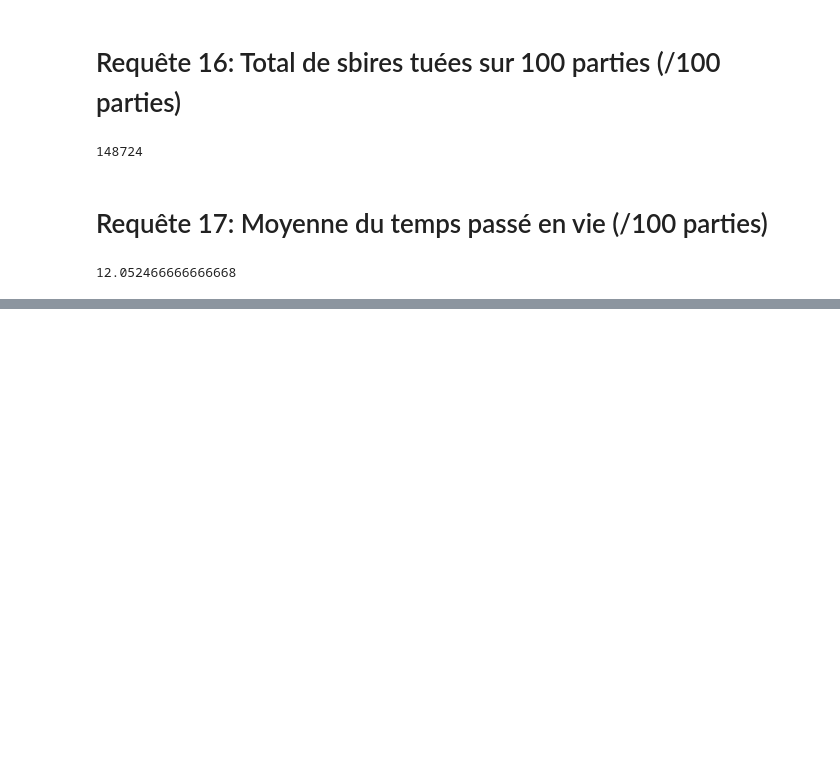
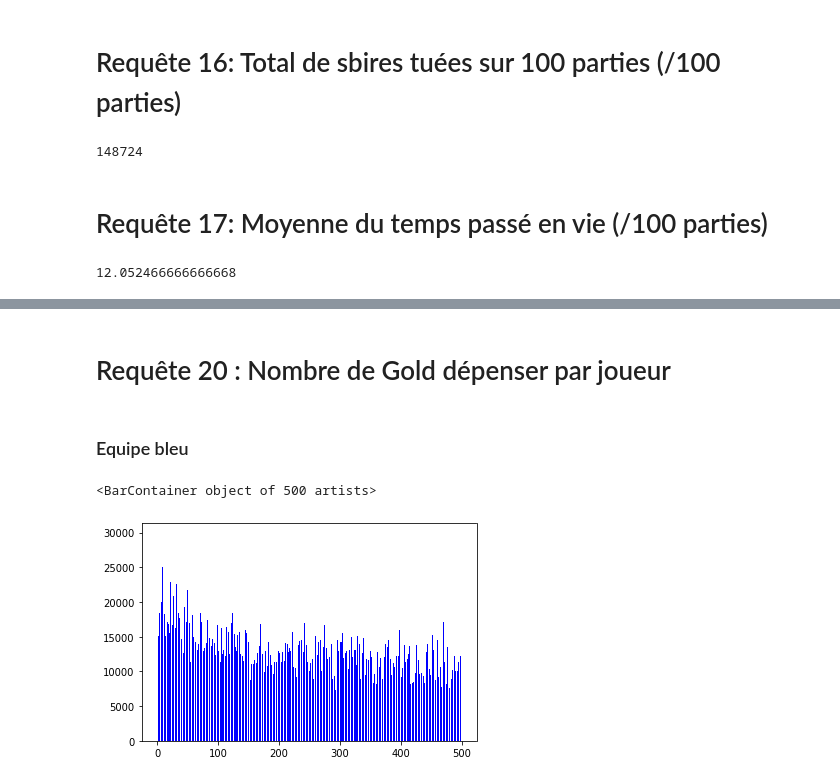
Before and after one commit to chainzthec/nosql-project, a Jupyter notebook: python/pyriot.ipynb, the cells around one changed output, grey strips where cells are left out. Saved outputs shown, nothing was run; the diff lists cells and outputs as text; code cells hidden in the pictures; blank space fills up the shorter version.

```diff
--- a/python/pyriot.ipynb
+++ b/python/pyriot.ipynb
@@ -169,0 +193,13 @@ pyriot.avg_living_time(matches)
+# %% [markdown]
+# Requête 20 : Nombre de Gold dépenser par joueur
+# %% [markdown]
+### Equipe bleu
+# %%
+y = pyriot.graph_spent_gold(100,matches)
+N = len(y)
+x = range(N)
+width = 1/1.5
+plt.bar(x, y, width, color="blue")
+# %% [output]
+<BarContainer object of 500 artists>
+[figure, added]
```
Also changed, not shown: parts of 7 cells of this notebook, 1 other file.
